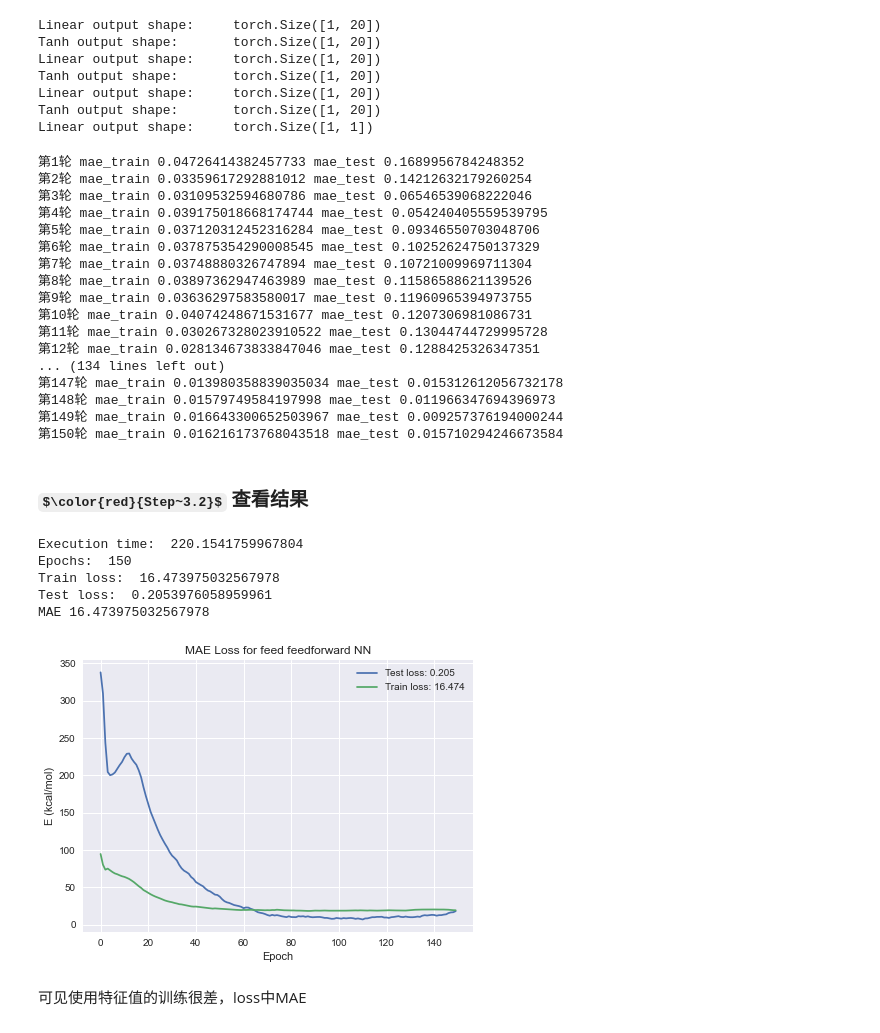
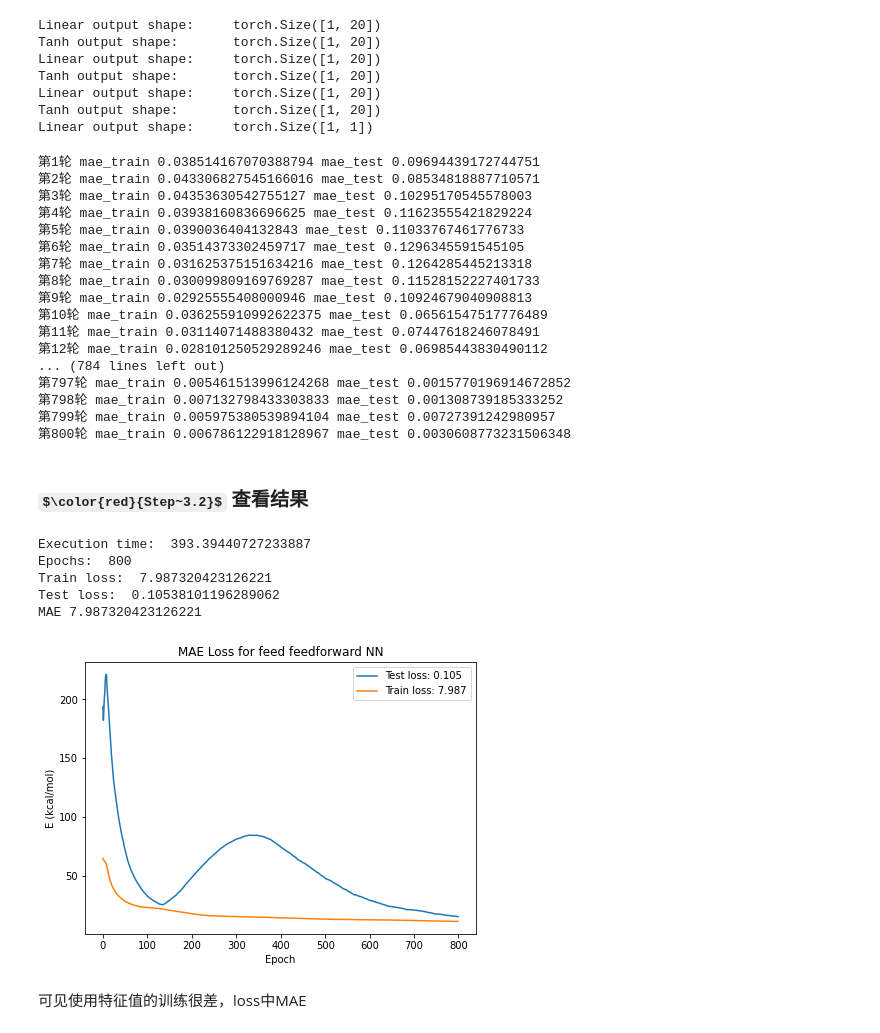
Before and after one commit to wowrj/Predicting-Atomization-Energy, a Jupyter notebook: Predicting Atomization Energy.ipynb, the cells around one changed output. Saved outputs shown, nothing was run; the diff lists cells and outputs as text; code cells hidden in the pictures; some formulas as TeX source.

```diff
--- a/Predicting Atomization Energy.ipynb
+++ b/Predicting Atomization Energy.ipynb
@@ -304,7 +304,7 @@ learning_rate = 0.001
 optimizer = torch.optim.Adam(model_eigen.parameters(),lr=learning_rate,betas=(0.9,0.999),eps=1e-08,weight_decay=0.0)
 # 初始化 early_stopping 对象
 batch_size = 100	# 或其他，该参数属于超参，对于如何选择超参，你可以参考下我的上一篇博客
-n_epochs = 150
+n_epochs = 800
 #----------------------------------------------------------------
 # 训练模型，直到 epoch == n_epochs 或者触发 early_stopping 结束训练
 trlo=[]
@@ -342,23 +342,23 @@ for epoch in range(1, n_epochs + 1):
 torch.save(model_eigen.state_dict(), 'model2.pt')
 end=time.time()
 # %% [output]
-第1轮 mae_train 0.04726414382457733 mae_test 0.1689956784248352
-第2轮 mae_train 0.03359617292881012 mae_test 0.14212632179260254
-第3轮 mae_train 0.03109532594680786 mae_test 0.06546539068222046
-第4轮 mae_train 0.039175018668174744 mae_test 0.054240405559539795
-第5轮 mae_train 0.037120312452316284 mae_test 0.09346550703048706
-第6轮 mae_train 0.037875354290008545 mae_test 0.10252624750137329
-第7轮 mae_train 0.03748880326747894 mae_test 0.10721009969711304
-第8轮 mae_train 0.03897362947463989 mae_test 0.11586588621139526
-第9轮 mae_train 0.03636297583580017 mae_test 0.11960965394973755
-第10轮 mae_train 0.04074248671531677 mae_test 0.1207306981086731
-第11轮 mae_train 0.030267328023910522 mae_test 0.13044744729995728
-第12轮 mae_train 0.028134673833847046 mae_test 0.1288425326347351
-... (134 lines left out)
-第147轮 mae_train 0.013980358839035034 mae_test 0.015312612056732178
-第148轮 mae_train 0.01579749584197998 mae_test 0.011966347694396973
-第149轮 mae_train 0.016643300652503967 mae_test 0.009257376194000244
-第150轮 mae_train 0.016216173768043518 mae_test 0.015710294246673584
+第1轮 mae_train 0.038514167070388794 mae_test 0.09694439172744751
+第2轮 mae_train 0.043306827545166016 mae_test 0.08534818887710571
+第3轮 mae_train 0.04353630542755127 mae_test 0.10295170545578003
+第4轮 mae_train 0.03938160836696625 mae_test 0.11623555421829224
+第5轮 mae_train 0.0390036404132843 mae_test 0.11033767461776733
+第6轮 mae_train 0.03514373302459717 mae_test 0.1296345591545105
+第7轮 mae_train 0.031625375151634216 mae_test 0.1264285445213318
+第8轮 mae_train 0.030099809169769287 mae_test 0.11528152227401733
+第9轮 mae_train 0.02925555408000946 mae_test 0.10924679040908813
+第10轮 mae_train 0.036255910992622375 mae_test 0.06561547517776489
+第11轮 mae_train 0.03114071488380432 mae_test 0.07447618246078491
+第12轮 mae_train 0.028101250529289246 mae_test 0.06985443830490112
+... (784 lines left out)
+第797轮 mae_train 0.005461513996124268 mae_test 0.0015770196914672852
+第798轮 mae_train 0.007132798433303833 mae_test 0.001308739185333252
+第799轮 mae_train 0.005975380539894104 mae_test 0.00727391242980957
+第800轮 mae_train 0.006786122918128967 mae_test 0.0030608773231506348
 # %% [markdown]
 ###  $\color{red}{Step~3.2}$  查看结果
 # %%
@@ -369,24 +369,24 @@ print('Train loss: ', 2000*min(trlo))
 print('Test loss: ', 2000*min(valo))
 print("MAE",2000*min(trlo))
 # %% [output]
-Execution time:  220.1541759967804
-Epochs:  150
-Train loss:  16.473975032567978
-Test loss:  0.2053976058959961
-MAE 16.473975032567978
+Execution time:  393.39440727233887
+Epochs:  800
+Train loss:  7.987320423126221
+Test loss:  0.10538101196289062
+MAE 7.987320423126221
 # %%
 plt.figure(figsize=(7,5))
 train_label = "Train loss: {}".format(np.round(np.min(np.array(trlo))*2000, 3))
 test_label = "Test loss: {}".format(np.round(np.min(np.array(valo))*2000, 3))
-(pd.Series(valo).ewm(alpha=0.1).mean()*2000).plot(label=test_label)#作图曲线平滑一点
+(pd.Series(valo).ewm(alpha=.1).mean()*2000).plot(label=test_label)#作图曲线平滑一点
 (pd.Series(trlo).ewm(alpha=.1).mean()*2000).plot(label=train_label)
 plt.legend()
 plt.title('MAE Loss for feed feedforward NN')
 plt.xlabel('Epoch')
 plt.ylabel('E (kcal/mol)')
 plt.show()
 # %% [output]
-[figure, old version]
+[figure, new version]
 # %% [markdown]
 可见使用特征值的训练很差，loss中MAE
 # %%
```
Also changed, not shown: parts of 6 cells of this notebook.
